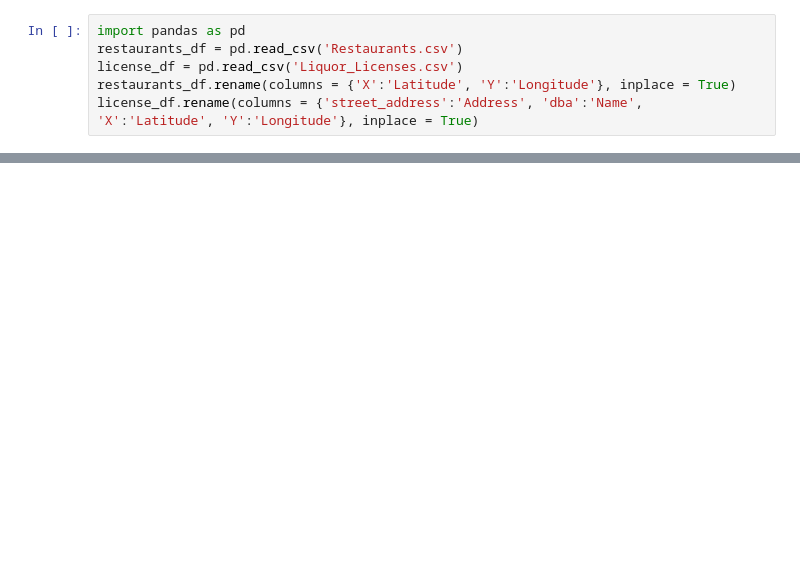
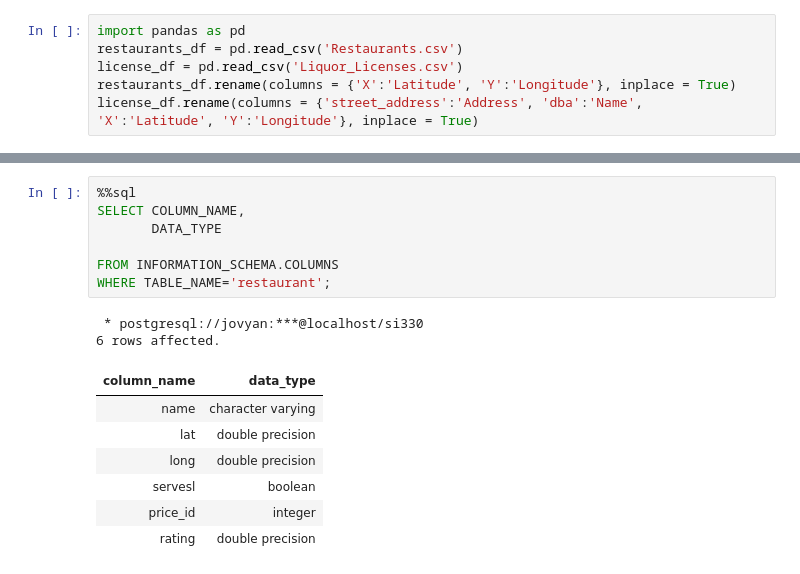
Before and after one commit to wijj/si330-project, a Jupyter notebook: FINAL.ipynb, the cells around one changed output, grey strips where cells are left out. Cells and saved outputs as stored; diff of their text form; blank space fills up the shorter version.

```diff
--- a/FINAL.ipynb
+++ b/FINAL.ipynb
@@ -78,0 +274,17 @@ ERROR: Command errored out with exit status 1: python setup.py egg_info Check th
+# %%
+%%sql
+SELECT COLUMN_NAME,
+       DATA_TYPE
+
+FROM INFORMATION_SCHEMA.COLUMNS
+WHERE TABLE_NAME='restaurant';
+# %% [output]
+ * postgresql://jovyan:***@localhost/si330
+6 rows affected.
+| column_name | data_type |
+| name | character varying |
+| lat | double precision |
+| long | double precision |
+| servesl | boolean |
+| price_id | integer |
+| rating | double precision |
```
Also changed, not shown: parts of 15 cells of this notebook.
